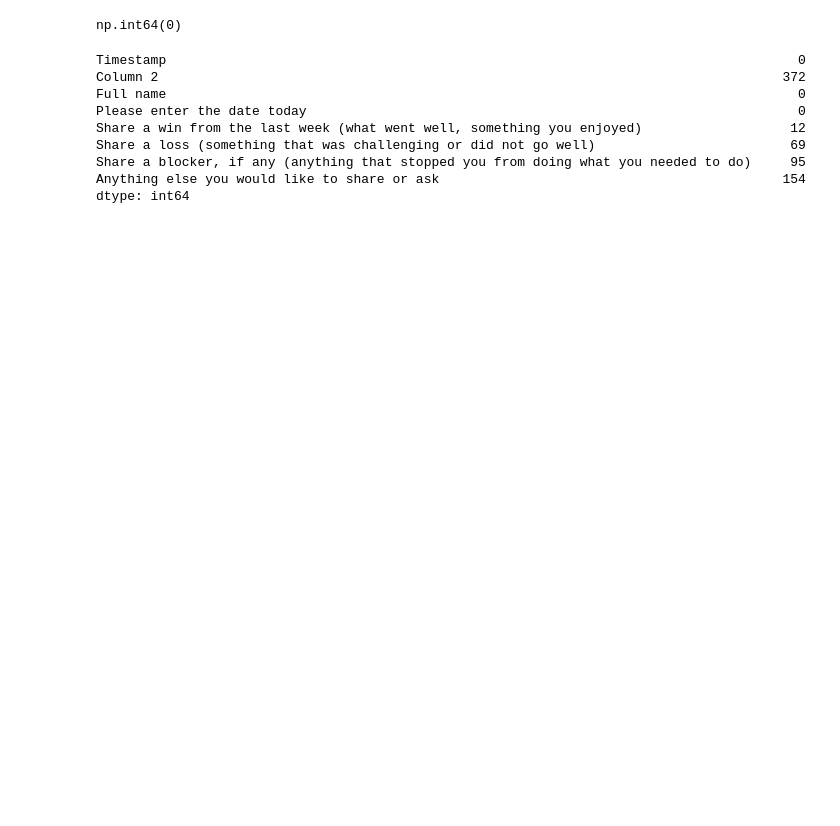
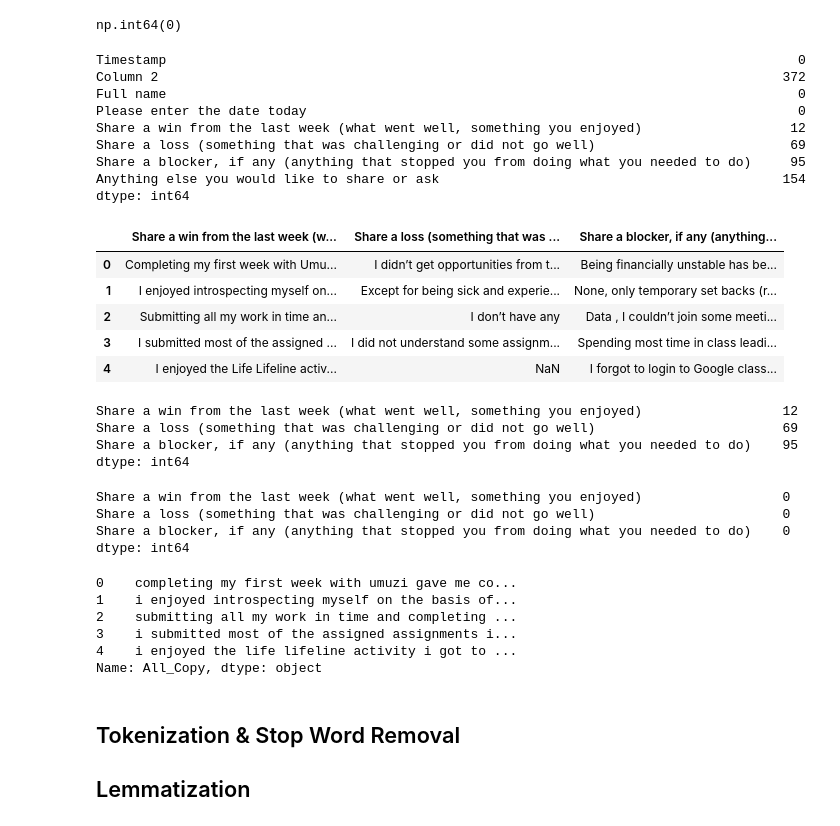
Before and after one commit to WesleySephai/NLP-Trend-Identification, a Jupyter notebook: nlp1.ipynb, the cells around one changed output. Saved outputs shown, nothing was run; the diff lists cells and outputs as text; code cells hidden in the pictures; blank space fills up the shorter version.

```diff
--- a/nlp1.ipynb
+++ b/nlp1.ipynb
@@ -65,3 +63,29 @@ Share a loss (something that was challenging or did not go well)
 Share a blocker, if any (anything that stopped you from doing what you needed to do)     95
 Anything else you would like to share or ask                                            154
 dtype: int64
+# %%
+# focus on relevant columns
+Win = "Share a win from the last week (what went well, something you enjoyed)"
+Loss = "Share a loss (something that was challenging or did not go well)"
+Blocker = "Share a blocker, if any (anything that stopped you from doing what you needed to do)"
+
+# create a copy of relevant columns
+df = df[[Win, Loss, Blocker]].copy()
+
+# display the first few rows of a copy of the relevant columns
+df.head()
+# %% [output]
+|  | Share a win from the last week (w... | Share a loss (something that was ... | Share a blocker, if any (anything... |
+| 0 | Completing my first week with Umu... | I didn’t get opportunities from t... | Being financially unstable has be... |
+| 1 | I enjoyed introspecting myself on... | Except for being sick and experie... | None, only temporary set backs (r... |
+| 2 | Submitting all my work in time an... | I don’t have any | Data , I couldn’t join some meeti... |
+| 3 | I submitted most of the assigned ... | I did not understand some assignm... | Spending most time in class leadi... |
+| 4 | I enjoyed the Life Lifeline activ... | NaN | I forgot to login to Google class... |
+# %%
+# missing values
+df.isnull().sum()
+# %% [output]
+Share a win from the last week (what went well, something you enjoyed)                  12
+Share a loss (something that was challenging or did not go well)                        69
+Share a blocker, if any (anything that stopped you from doing what you needed to do)    95
+dtype: int64
@@ -67,0 +109,23 @@ dtype: int64
+# %%
+# missing values
+df.isnull().sum()
+# %% [output]
+Share a win from the last week (what went well, something you enjoyed)                  0
+Share a loss (something that was challenging or did not go well)                        0
+Share a blocker, if any (anything that stopped you from doing what you needed to do)    0
+dtype: int64
+# %%
+# combine all feedback copy into one column for analysis
+df['All_Copy'] = df[Win].astype(str) + " " + df[Loss].astype(str) + " " + df[Blocker].astype(str)
+df['All_Copy'].head()
+# %% [output]
+0    completing my first week with umuzi gave me co...
+1    i enjoyed introspecting myself on the basis of...
+2    submitting all my work in time and completing ...
+3    i submitted most of the assigned assignments i...
+4    i enjoyed the life lifeline activity i got to ...
+Name: All_Copy, dtype: object
+# %% [markdown]
+## Tokenization & Stop Word Removal
+
+## Lemmatization
```
Also changed, not shown: parts of 20 cells of this notebook.
